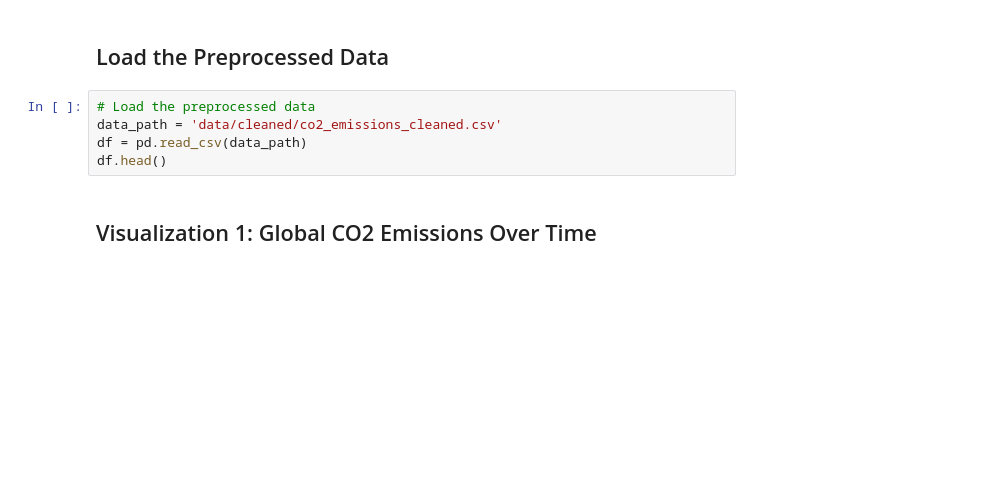
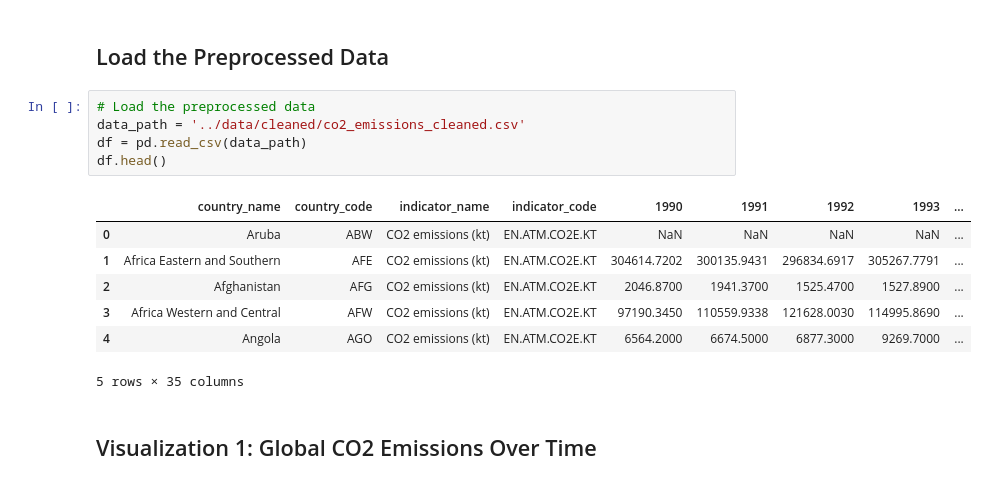
Before and after one commit to maslla100/CO2emissions, a Jupyter notebook: notebooks/04_visualizations.ipynb, the cells around one changed output. Saved outputs shown, nothing was run; the diff lists cells and outputs as text; blank space fills up the shorter version.

```diff
--- a/notebooks/04_visualizations.ipynb
+++ b/notebooks/04_visualizations.ipynb
@@ -10,9 +10,17 @@ import plotly.graph_objects as go
 ## Load the Preprocessed Data
 # %%
 # Load the preprocessed data
-data_path = 'data/cleaned/co2_emissions_cleaned.csv'
+data_path = '../data/cleaned/co2_emissions_cleaned.csv'
 df = pd.read_csv(data_path)
 df.head()
+# %% [output]
+|  | country_name | country_code | indicator_name | indicator_code | 1990 | 1991 | 1992 | 1993 | ... |
+| 0 | Aruba | ABW | CO2 emissions (kt) | EN.ATM.CO2E.KT | NaN | NaN | NaN | NaN | ... |
+| 1 | Africa Eastern and Southern | AFE | CO2 emissions (kt) | EN.ATM.CO2E.KT | 304614.7202 | 300135.9431 | 296834.6917 | 305267.7791 | ... |
+| 2 | Afghanistan | AFG | CO2 emissions (kt) | EN.ATM.CO2E.KT | 2046.8700 | 1941.3700 | 1525.4700 | 1527.8900 | ... |
+| 3 | Africa Western and Central | AFW | CO2 emissions (kt) | EN.ATM.CO2E.KT | 97190.3450 | 110559.9338 | 121628.0030 | 114995.8690 | ... |
+| 4 | Angola | AGO | CO2 emissions (kt) | EN.ATM.CO2E.KT | 6564.2000 | 6674.5000 | 6877.3000 | 9269.7000 | ... |
+5 rows × 35 columns
 # %% [markdown]
 ## Visualization 1: Global CO2 Emissions Over Time
 # %%
```
Also changed, not shown: parts of 5 cells of this notebook, 21 other files.
